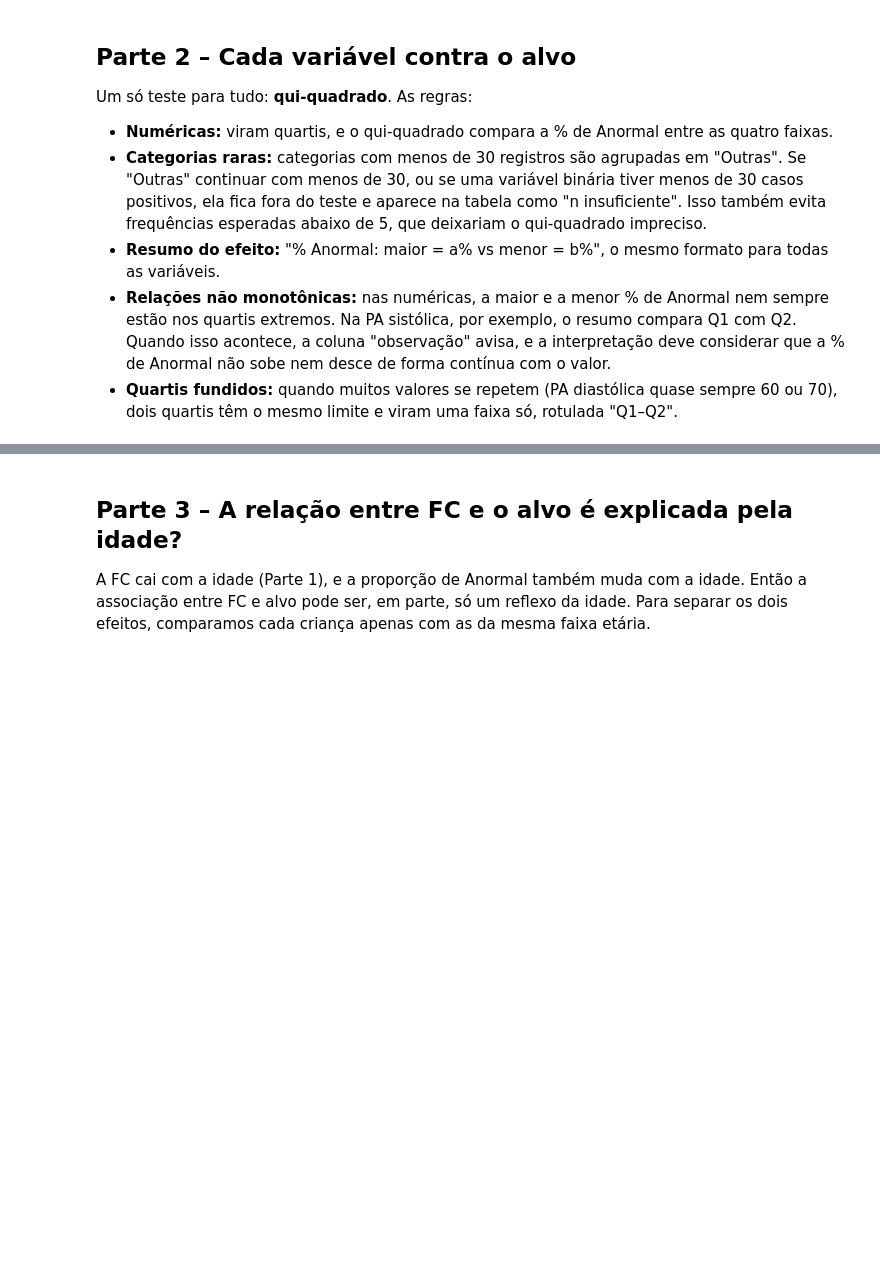
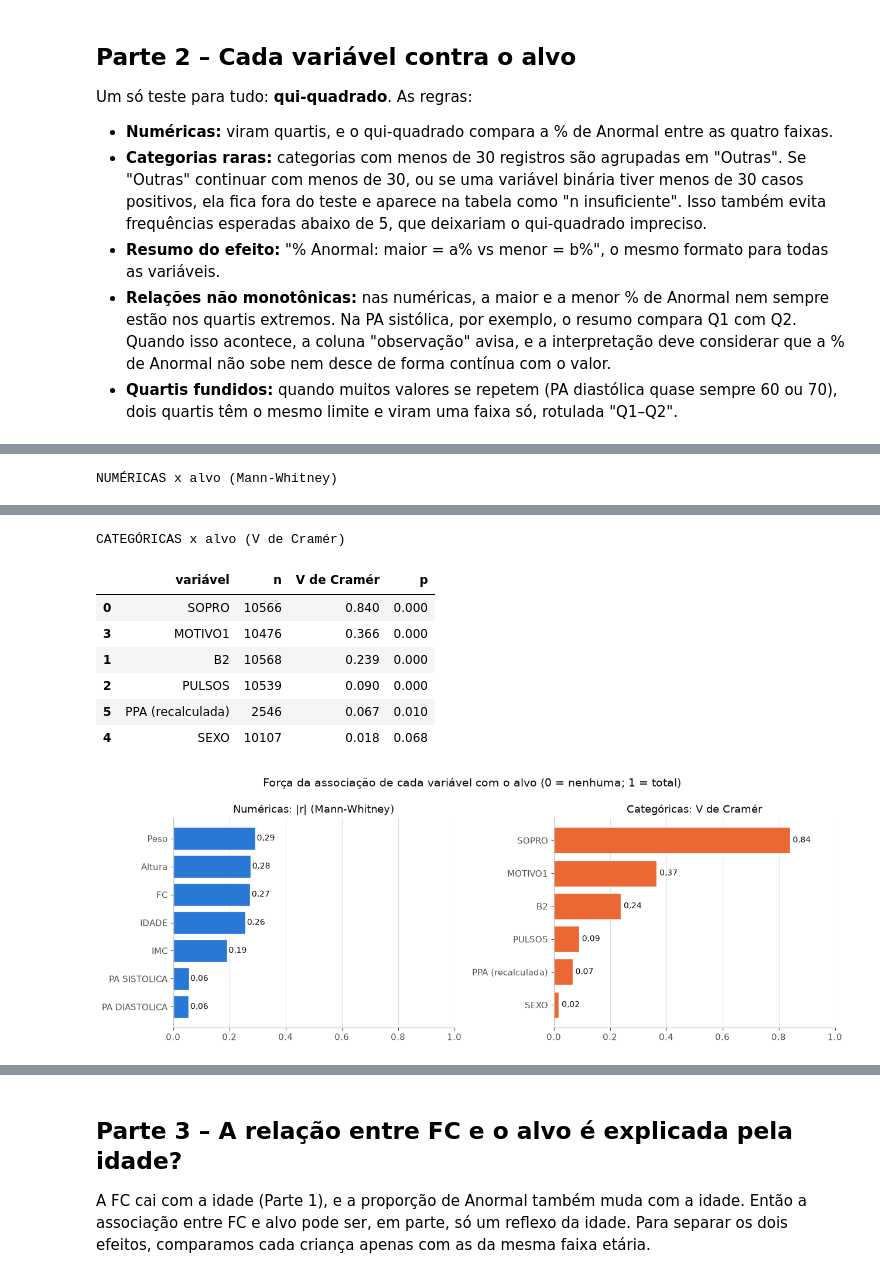
Before and after one commit to Julia-PS24/mineracao_de_dados, a Jupyter notebook: Análise Bivariada/analise_bivariada.ipynb, the cells around one changed output, grey strips where cells are left out. Drawn from its saved outputs; the diff is of its cells as text; code cells hidden in the pictures; blank space fills up the shorter version.

```diff
--- a/Análise Bivariada/analise_bivariada.ipynb
+++ b/Análise Bivariada/analise_bivariada.ipynb
@@ -376,0 +582,50 @@ salvar(fig, 'bivariada_numericas')
+# %%
+# Complemento ao qui-quadrado por quartis: tamanho de efeito SEM discretizar as numéricas.
+#  - numéricas x alvo: Mann-Whitney U  ->  |r| (rank-biserial) = |2·AUC − 1|   (0 = igual; 1 = separação total)
+#  - categóricas x alvo: qui-quadrado  ->  V de Cramér (0 a 1)
+from scipy.stats import mannwhitneyu
+
+linhas_num = []
+for nome, casas in NUMERICAS.items():
+    a = df_limpo.loc[df_limpo[ALVO] == 'Anormal', nome].dropna()
+    n_ = df_limpo.loc[df_limpo[ALVO] == 'Normal', nome].dropna()
+    U, p = mannwhitneyu(a, n_)
+    auc = U / (len(a) * len(n_))                       # P(valor de um Anormal > valor de um Normal)
+    linhas_num.append({'variável': nome, 'n Anormal': len(a), 'n Normal': len(n_),
+                       'mediana Anormal': a.median(), 'mediana Normal': n_.median(),
+                       'AUC': auc, '|r| (tamanho do efeito)': abs(2 * auc - 1), 'p': p})
+forca_num = pd.DataFrame(linhas_num).sort_values('|r| (tamanho do efeito)', ascending=False)
+
+def cramer_v(serie, min_n=N_MIN):
+    """V de Cramér entre uma categórica e o alvo; categorias com n < 30 viram 'Outras' (ou saem se ainda ficarem < 30)."""
+    d = pd.DataFrame({'x': serie.astype(object), 'y': df_limpo[ALVO]}).dropna()
+    cont = d['x'].value_counts()
+    raras = cont[cont < min_n].index
+    d['x'] = d['x'].where(~d['x'].isin(raras), 'Outras')
+    if (d['x'] == 'Outras').sum() < min_n:
+        d = d[d['x'] != 'Outras']
+    tab = pd.crosstab(d['x'], d['y'])
+    chi2, p, _, _ = chi2_contingency(tab)
+    return {'n': len(d), 'V de Cramér': np.sqrt(chi2 / (len(d) * (min(tab.shape) - 1))), 'p': p}
+
+linhas_cat = [{'variável': nome, **cramer_v(serie)} for nome, serie in CATEGORICAS.items()]
+forca_cat = pd.DataFrame(linhas_cat).sort_values('V de Cramér', ascending=False)
+
+print('NUMÉRICAS x alvo (Mann-Whitney)'); display(forca_num.round(3))
+print('CATEGÓRICAS x alvo (V de Cramér)'); display(forca_cat.round(3))
+exportar(forca_num.round(4), 'forca_numericas'); exportar(forca_cat.round(4), 'forca_categoricas')
+
+fig, (ax1, ax2) = plt.subplots(1, 2, figsize=(13, 4.8))
+t = forca_num.sort_values('|r| (tamanho do efeito)')
+ax1.barh(t['variável'], t['|r| (tamanho do efeito)'], color=COR['Normal'], edgecolor='white')
+for y_, v in enumerate(t['|r| (tamanho do efeito)']): ax1.text(v + 0.005, y_, num(v, 2), va='center', fontsize=10)
+ax1.set_xlim(0, 1); ax1.set_title('Numéricas: |r| (Mann-Whitney)'); ax1.grid(axis='y', visible=False)
+t = forca_cat.sort_values('V de Cramér')
+ax2.barh(t['variável'], t['V de Cramér'], color=COR['Anormal'], edgecolor='white')
+for y_, v in enumerate(t['V de Cramér']): ax2.text(v + 0.01, y_, num(v, 2), va='center', fontsize=10)
+ax2.set_xlim(0, 1); ax2.set_title('Categóricas: V de Cramér'); ax2.grid(axis='y', visible=False)
+fig.suptitle('Força da associação de cada variável com o alvo (0 = nenhuma; 1 = total)')
+fig.tight_layout()
+salvar(fig, 'forca_associacao')
+# %% [output]
+NUMÉRICAS x alvo (Mann-Whitney)
@@ -376,0 +640,9 @@ salvar(fig, 'bivariada_numericas')
+CATEGÓRICAS x alvo (V de Cramér)
+|  | variável | n | V de Cramér | p |
+| 0 | SOPRO | 10566 | 0.840 | 0.000 |
+| 3 | MOTIVO1 | 10476 | 0.366 | 0.000 |
+| 1 | B2 | 10568 | 0.239 | 0.000 |
+| 2 | PULSOS | 10539 | 0.090 | 0.000 |
+| 5 | PPA (recalculada) | 2546 | 0.067 | 0.010 |
+| 4 | SEXO | 10107 | 0.018 | 0.068 |
+[figure, added]
```
Also changed, not shown: parts of 39 cells of this notebook, 35 other files.
